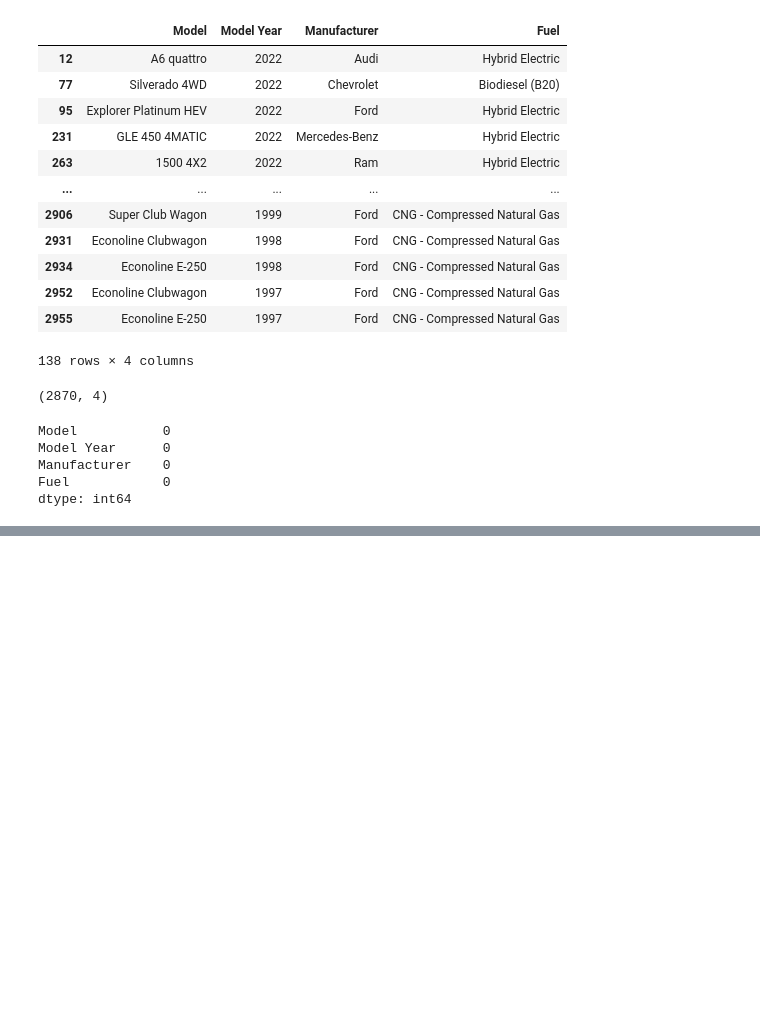
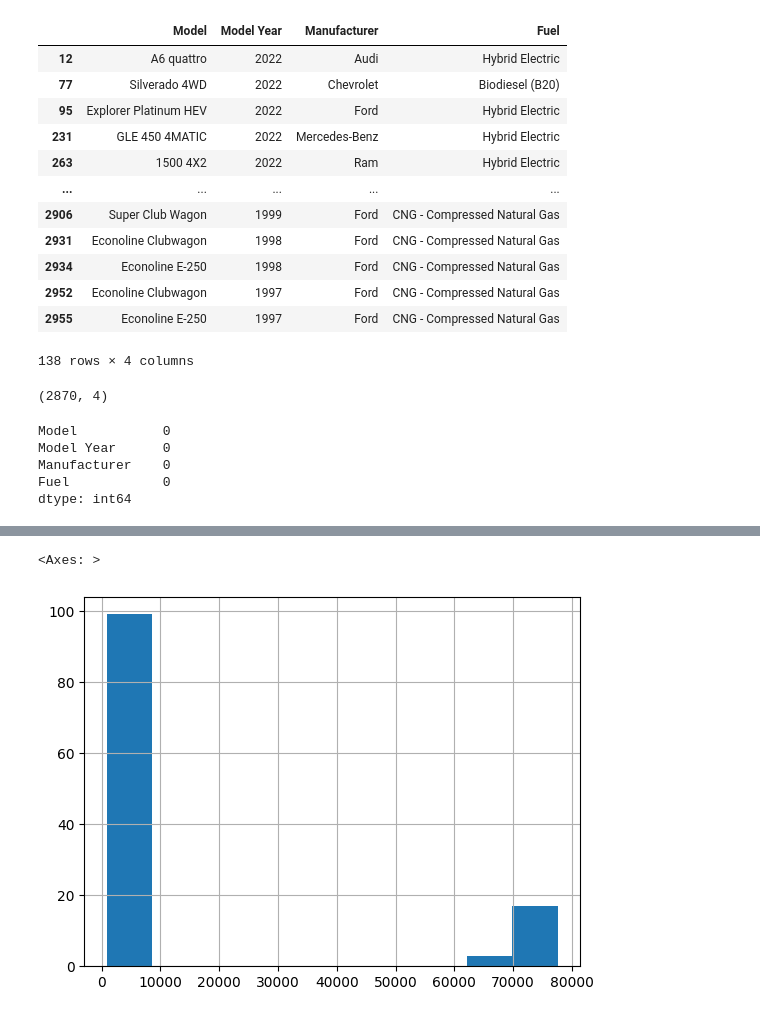
Before and after one commit to ManuMartinezM/Proyecto_Final_Grupo_5, a Jupyter notebook: ETL-Python/et_taxi_zone.ipynb, the cells around one changed output, grey strips where cells are left out. Saved outputs shown, nothing was run; the diff lists cells and outputs as text; code cells hidden in the pictures; blank space fills up the shorter version.

```diff
--- a/ETL-Python/et_taxi_zone.ipynb
+++ b/ETL-Python/et_taxi_zone.ipynb
@@ -70,0 +73,2 @@ df.rename(columns={'Model Year':'Year','Manufacturer':'Brand'},inplace=True)
+# %%
+df= pd.read_csv('clean_data\clean_data_report_monthly.csv', sep=';')
@@ -70,0 +102,5 @@ df.rename(columns={'Model Year':'Year','Manufacturer':'Brand'},inplace=True)
+# %%
+df['Unique Vehicles'].hist()
+# %% [output]
+<Axes: >
+[figure, added]
```
Also changed, not shown: parts of 16 cells of this notebook, 2 other files.
